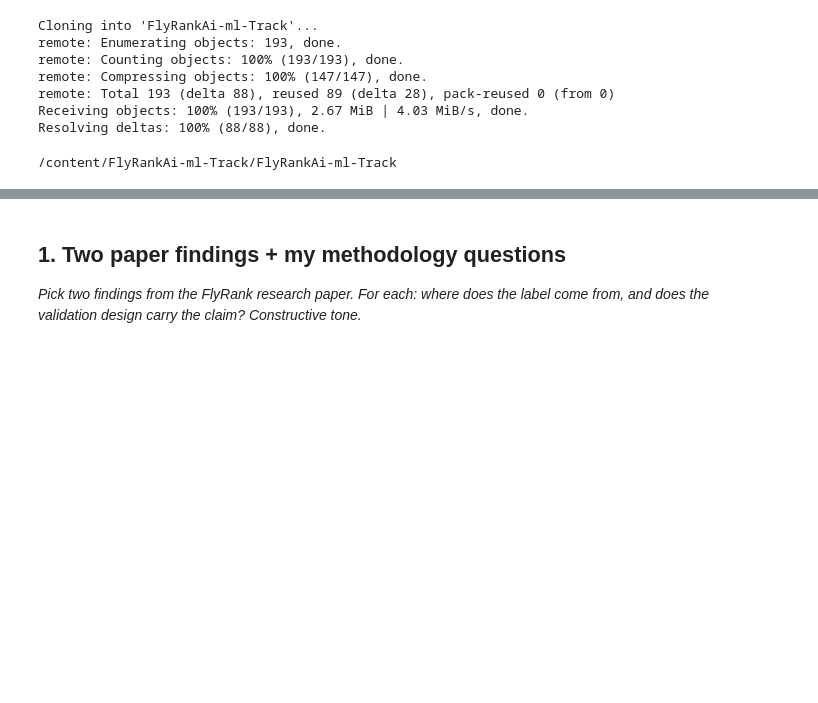
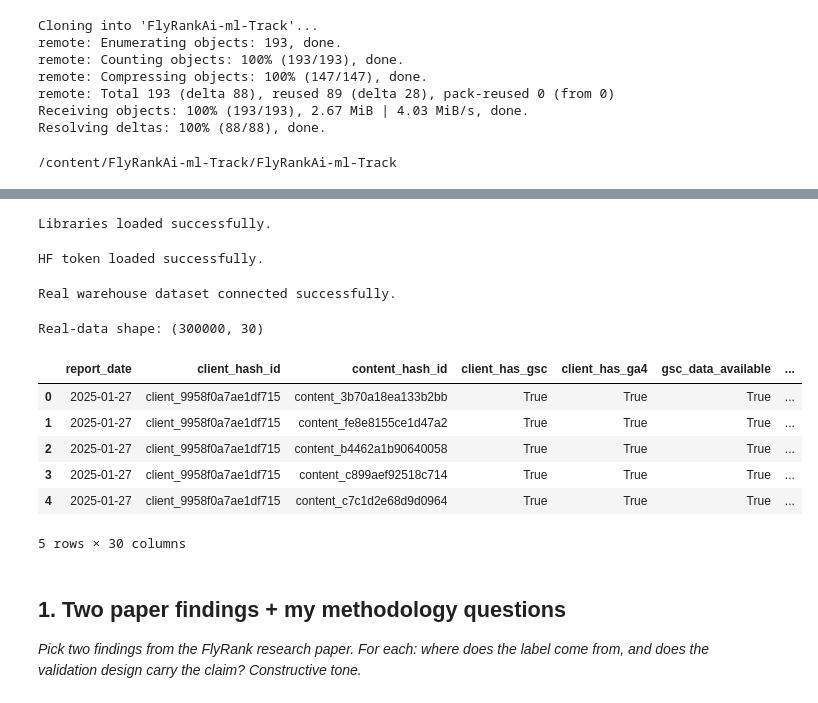
Before and after one commit to jenilrupareliya5150-bit/FlyRankAi-ml-Track, a Jupyter notebook: work/notebooks/w06_validation_audit.ipynb, the cells around one changed output, grey strips where cells are left out. Saved outputs shown, nothing was run; the diff lists cells and outputs as text; code cells hidden in the pictures; blank space fills up the shorter version.

```diff
--- a/work/notebooks/w06_validation_audit.ipynb
+++ b/work/notebooks/w06_validation_audit.ipynb
@@ -26,6 +26,75 @@ df=pd.read_csv("data/raw/content_refresh_anonymized.csv")
 This skeleton is yours to fill. Work the sections **in order** — each one has a one-line hint. Simple words, honest numbers.
 
 > Working with an AI assistant? Tell it to read `skills/README.md` first and load the one skill this assignment names on its card.
+# %%
+import numpy as np
+import pandas as pd
+
+from datasets import load_dataset
+from sklearn.ensemble import RandomForestClassifier
+from sklearn.metrics import (
+    roc_auc_score,
+    precision_score,
+    precision_recall_curve
+)
+
+print("Libraries loaded successfully.")
+# %% [output]
+Libraries loaded successfully.
+# %%
+# Use the real warehouse dataset
+# Requires your HF_TOKEN in Colab Secrets
+
+from google.colab import userdata
+
+HF_TOKEN = userdata.get("HF_TOKEN")``
+
+if HF_TOKEN is None:
+    raise ValueError("HF_TOKEN not found in Colab Secrets.")
+
+print("HF token loaded successfully.")
+# %% [output]
+HF token loaded successfully.
+# %%
+# Load the real FlyRank warehouse daily-performance table
+ds = load_dataset(
+    "FlyRank/internship-warehouse",
+    "fact_content_daily_performance",
+    split="train",
+    streaming=True,
+    token=HF_TOKEN
+)
+
+print("Real warehouse dataset connected successfully.")
+# %% [output]
+Real warehouse dataset connected successfully.
+# %%
+# Work with 300,000 real rows for this notebook
+# The rows are NOT synthetic.
+
+MAX_ROWS = 300_000
+
+rows = []
+
+for i, row in enumerate(ds):
+    rows.append(row)
+
+    if i + 1 >= MAX_ROWS:
+        break
+
+real_df = pd.DataFrame(rows)
+
+print("Real-data shape:", real_df.shape)
+display(real_df.head())
+# %% [output]
+Real-data shape: (300000, 30)
+|  | report_date | client_hash_id | content_hash_id | client_has_gsc | client_has_ga4 | gsc_data_available | ... |
+| 0 | 2025-01-27 | client_9958f0a7ae1df715 | content_3b70a18ea133b2bb | True | True | True | ... |
+| 1 | 2025-01-27 | client_9958f0a7ae1df715 | content_fe8e8155ce1d47a2 | True | True | True | ... |
+| 2 | 2025-01-27 | client_9958f0a7ae1df715 | content_b4462a1b90640058 | True | True | True | ... |
+| 3 | 2025-01-27 | client_9958f0a7ae1df715 | content_c899aef92518c714 | True | True | True | ... |
+| 4 | 2025-01-27 | client_9958f0a7ae1df715 | content_c7c1d2e68d9d0964 | True | True | True | ... |
+5 rows × 30 columns
 # %% [markdown]
 ## 1. Two paper findings + my methodology questions
 
```
Also changed, not shown: parts of 25 cells of this notebook.
